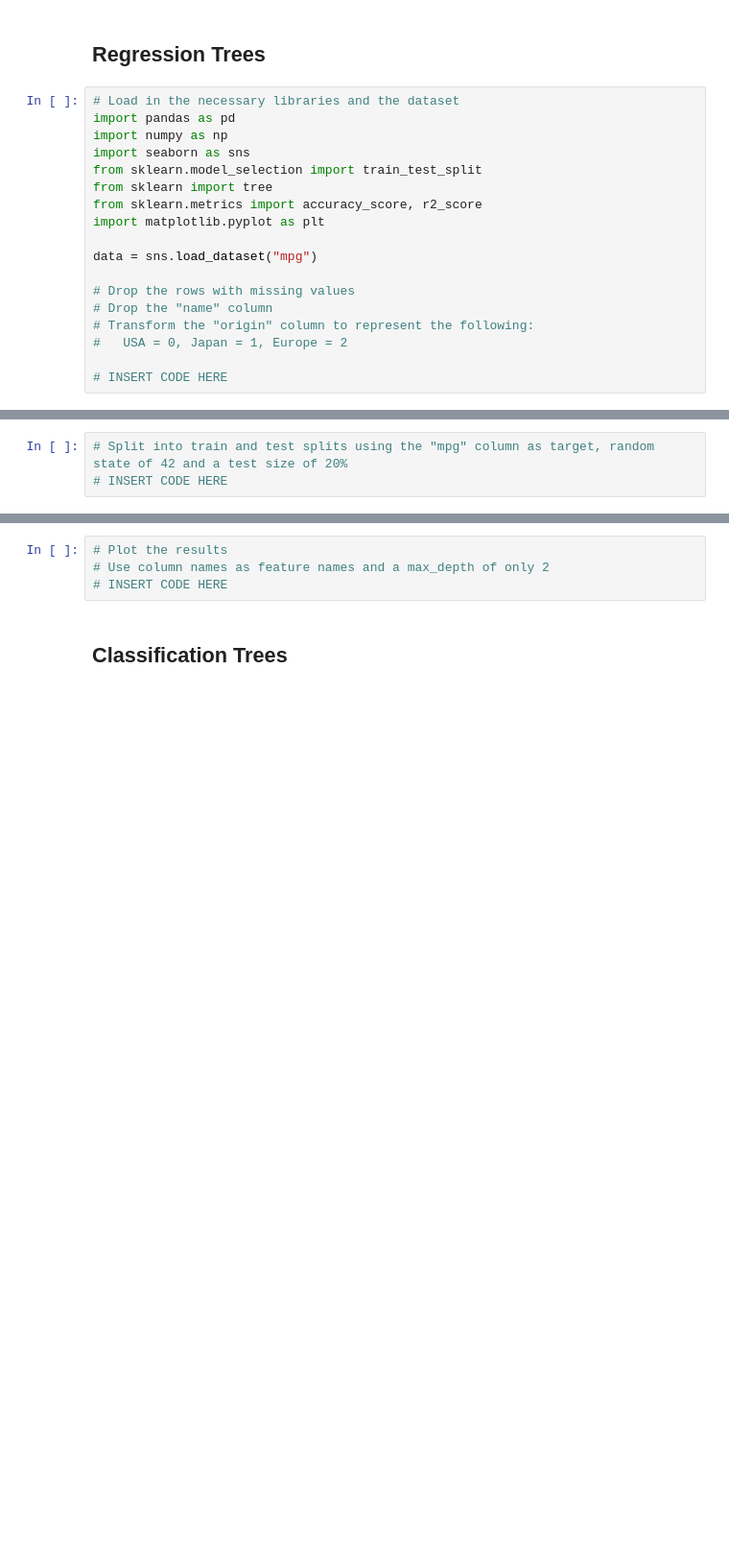
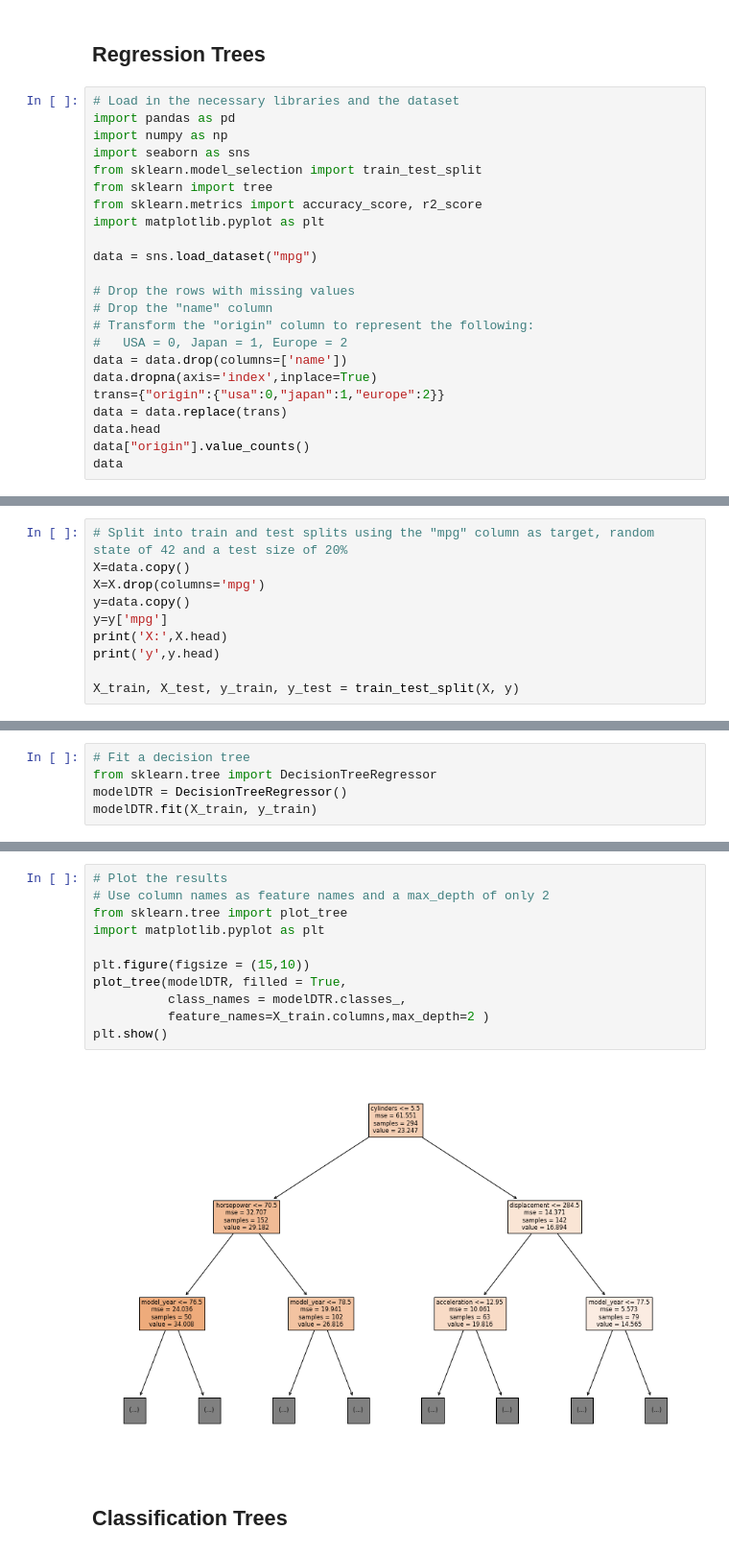
Before and after one commit to mlukan/GDA3B2021, a Jupyter notebook: Martin Lukan DecisionTrees.ipynb, the cells around one changed output, grey strips where cells are left out. Shown at 96% size. Cells and saved outputs as stored; diff of their text form; blank space fills up the shorter version.

```diff
--- a/Martin Lukan DecisionTrees.ipynb
+++ b/Martin Lukan DecisionTrees.ipynb
@@ -21,5 +21,10 @@ data = sns.load_dataset("mpg")
 # Drop the "name" column
 # Transform the "origin" column to represent the following:
 #   USA = 0, Japan = 1, Europe = 2
-
-# INSERT CODE HERE
+data = data.drop(columns=['name'])
+data.dropna(axis='index',inplace=True)
+trans={"origin":{"usa":0,"japan":1,"europe":2}}
+data = data.replace(trans)
+data.head
+data["origin"].value_counts()
+data
@@ -26,3 +45,10 @@ data = sns.load_dataset("mpg")
 # %%
 # Split into train and test splits using the "mpg" column as target, random state of 42 and a test size of 20%
-# INSERT CODE HERE
+X=data.copy()
+X=X.drop(columns='mpg')
+y=data.copy()
+y=y['mpg']
+print('X:',X.head)
+print('y',y.head)
+
+X_train, X_test, y_train, y_test = train_test_split(X, y)
@@ -31,0 +73,5 @@ data = sns.load_dataset("mpg")
+# %%
+# Fit a decision tree
+from sklearn.tree import DecisionTreeRegressor
+modelDTR = DecisionTreeRegressor()
+modelDTR.fit(X_train, y_train)
@@ -41,7 +106,16 @@ data = sns.load_dataset("mpg")
 # %%
 # Plot the results
 # Use column names as feature names and a max_depth of only 2
-# INSERT CODE HERE
+from sklearn.tree import plot_tree
+import matplotlib.pyplot as plt
+
+plt.figure(figsize = (15,10))
+plot_tree(modelDTR, filled = True,
+          class_names = modelDTR.classes_,
+          feature_names=X_train.columns,max_depth=2 )
+plt.show()
+# %% [output]
+[figure, added]
 # %% [markdown]
 ## Classification Trees
 # %%
```
Also changed, not shown: parts of 19 cells of this notebook.
